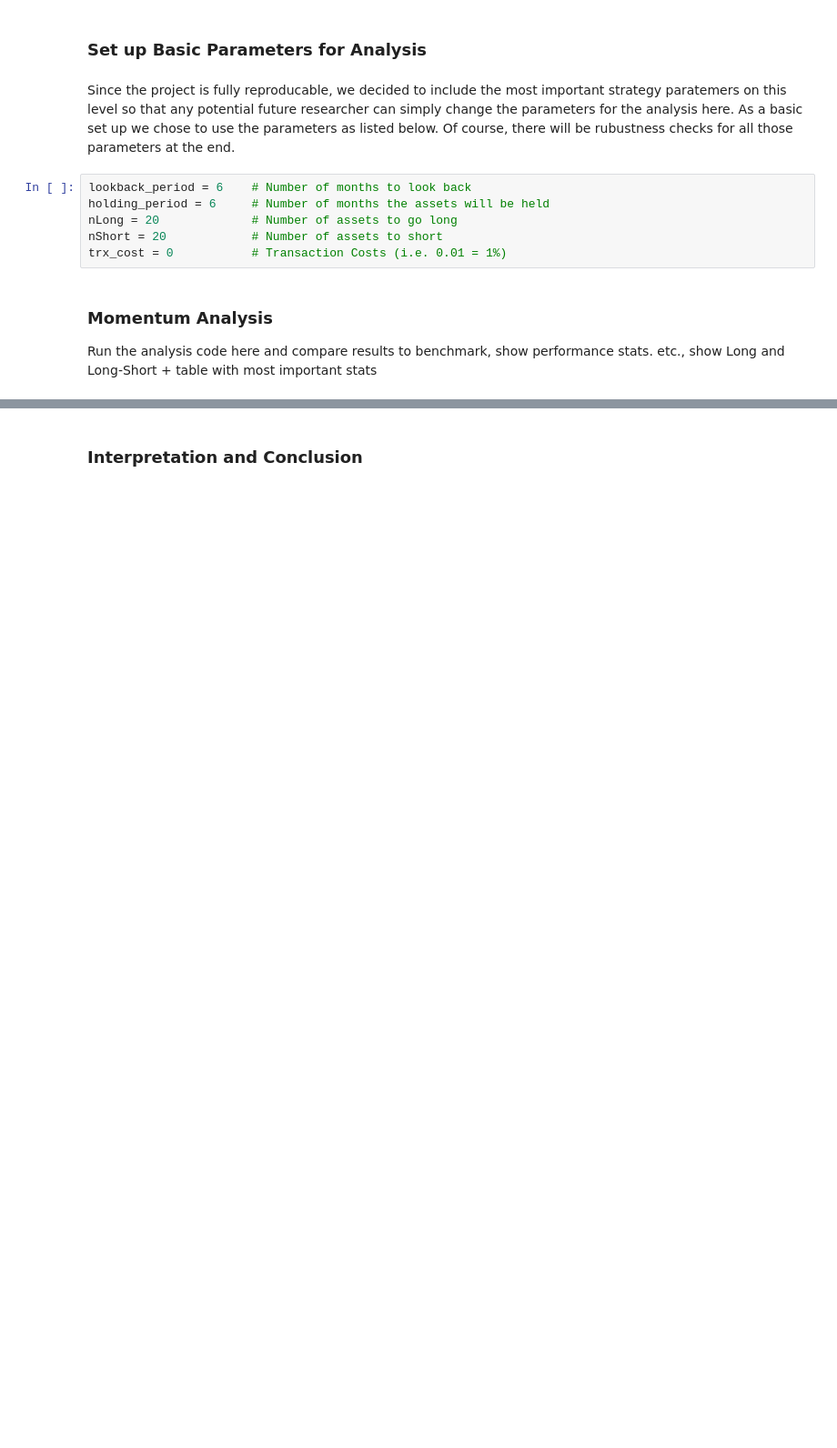
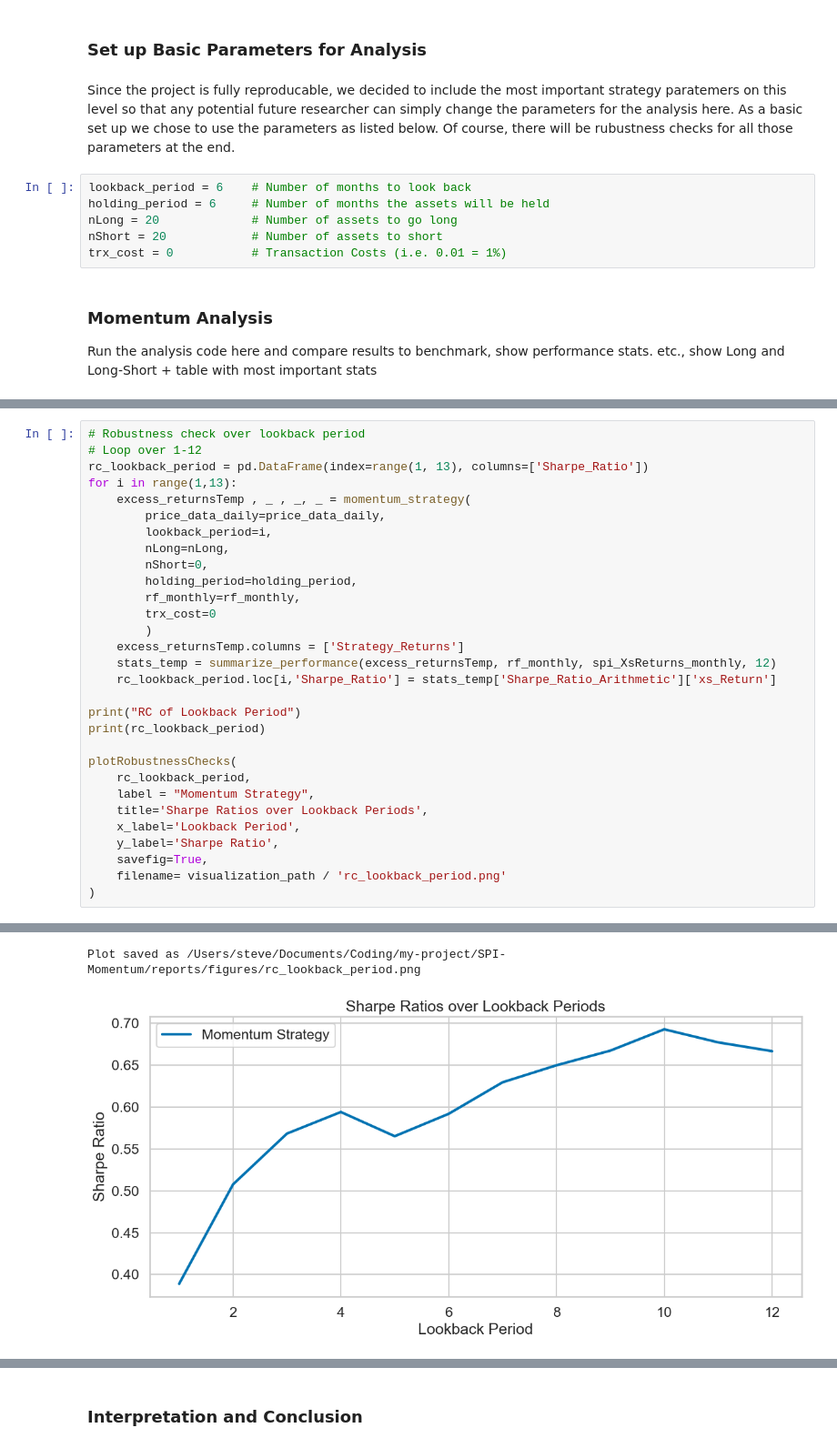
Before and after one commit to mauricekammermann/Abnormal-Returns-in-the-Danish-Stock-Market-With-Momentum-Strategies, a Jupyter notebook: notebook/SPI_Momentum.ipynb, the cells around one changed output, grey strips where cells are left out. Shown: that part at 91% size. Saved outputs shown, nothing was run; the diff lists cells and outputs as text; blank space fills up the shorter version.

```diff
--- a/notebook/SPI_Momentum.ipynb
+++ b/notebook/SPI_Momentum.ipynb
@@ -173,0 +170,31 @@ Perform robustness checks here over different input parameters that we "arbitrai
+# %%
+# Robustness check over lookback period
+# Loop over 1-12
+rc_lookback_period = pd.DataFrame(index=range(1, 13), columns=['Sharpe_Ratio'])
+for i in range(1,13):
+    excess_returnsTemp , _ , _, _ = momentum_strategy(
+        price_data_daily=price_data_daily,
+        lookback_period=i,
+        nLong=nLong,
+        nShort=0,
+        holding_period=holding_period,
+        rf_monthly=rf_monthly,
+        trx_cost=0
+        )
+    excess_returnsTemp.columns = ['Strategy_Returns']
+    stats_temp = summarize_performance(excess_returnsTemp, rf_monthly, spi_XsReturns_monthly, 12)
+    rc_lookback_period.loc[i,'Sharpe_Ratio'] = stats_temp['Sharpe_Ratio_Arithmetic']['xs_Return']
+
+print("RC of Lookback Period")
+print(rc_lookback_period)
+
+plotRobustnessChecks(
+    rc_lookback_period,
+    label = "Momentum Strategy",
+    title='Sharpe Ratios over Lookback Periods',
+    x_label='Lookback Period',
+    y_label='Sharpe Ratio',
+    savefig=True,
+    filename= visualization_path / 'rc_lookback_period.png'
+)
+# %% [output]
@@ -173,0 +394,2 @@ Perform robustness checks here over different input parameters that we "arbitrai
+Plot saved as /Users/steve/Documents/Coding/my-project/SPI-Momentum/reports/figures/rc_lookback_period.png
+[figure, added]
```
Also changed, not shown: parts of 7 cells of this notebook, 7 other files.
